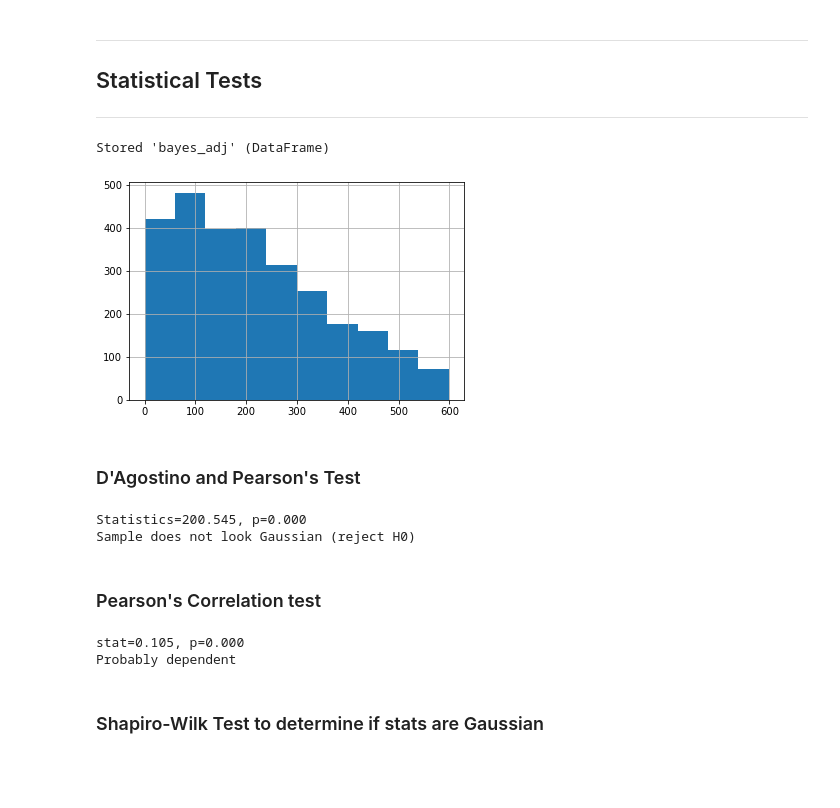
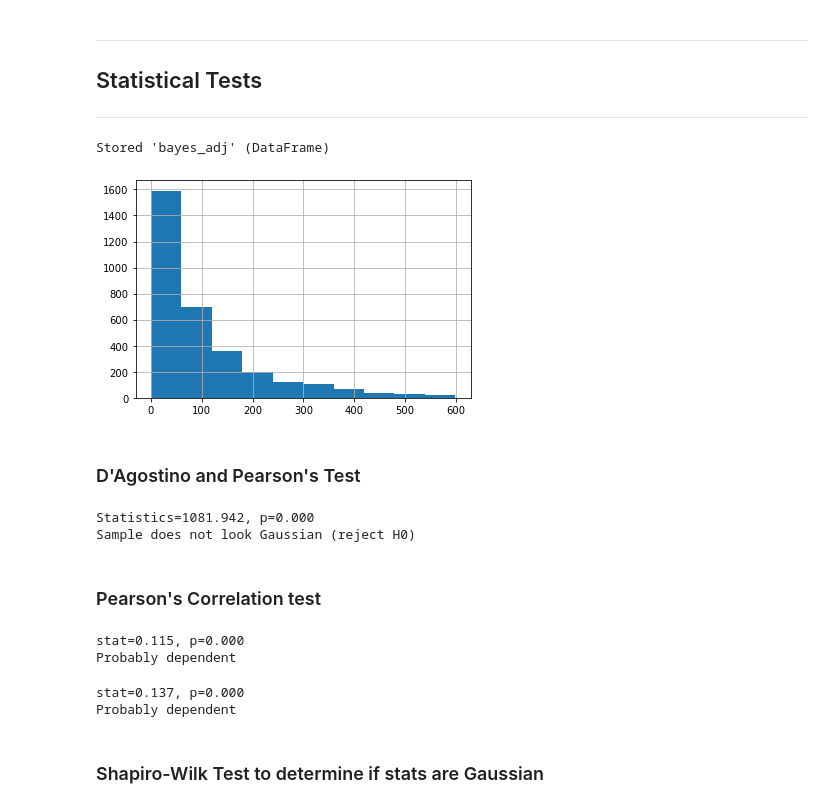
Before and after one commit to emichaelbernardo/Movie_Ratings_and_ROI, a Jupyter notebook: ETL.ipynb, the cells around one changed output. Cells and saved outputs as stored; diff of their text form; code cells hidden in the pictures; blank space fills up the shorter version.

```diff
--- a/ETL.ipynb
+++ b/ETL.ipynb
@@ -891,0 +1186,8 @@ bayes_df['ROI']=bayes_df['ROI'].astype((int))
+# %%
+# Create Good Movie Column (user scores)
+s_conditions2 = [
+    bayes_df['User_Score']>=7.5,
+    bayes_df['User_Score']<7.5
+    ]
+s_results2 = [1,0]
+bayes_df['Users_Pick'] = np.select(s_conditions2,s_results2,default=0)
@@ -891,0 +1197,26 @@ bayes_df['ROI']=bayes_df['ROI'].astype((int))
+# %%
+# Create Good Movie Column (Awards only)
+s_conditions3 = [
+    (bayes_df['Wins']>0),
+    (bayes_df['Nominations']>0)
+    ]
+s_results3 = [1,1]
+bayes_df['Award_Status'] = np.select(s_conditions3,s_results3,default=0)
+# %%
+bayes_df=bayes_df[['Title',
+                   'Critics_Score',
+                   'User_Score',
+                   'Budget',
+                   'Revenue',
+                   'Profit',
+                   'ROI',
+                   'Profitable',
+                   'Critics_Choice',
+                   'Users_Pick',
+                   'Award_Status',
+                   'Wins',
+                   'Nominations',
+                   'Genres',
+                   'Year','Decade',
+                   'Runtime']]
+bayes_df
@@ -980,18 +1280,19 @@ for column in columns:
 ### Removing outlier data ()
 # %%
 bayes_adj = bayes_df[bayes_df['ROI']<600]
-bayes_adj['Score']=bayes_adj['Score']//1
+bayes_adj['Critics_Score']=bayes_adj['Critics_Score']//1
+bayes_adj['Users_Pick']=bayes_adj['Users_Pick']//1
 bayes_adj.to_csv('bayes_adj', index = False, header=True)
 # %%
 bayes_stat = bayes_adj.copy()
 
 #bayes_stat['ROI'] = (bayes_stat['Revenue'].astype(float) / bayes_stat['Budget'].astype(float)) * 100
-bayes_stat1= bayes_stat['ROI']
-bayes_stat1.hist()
+data_ROI= bayes_stat['ROI']
+data_ROI.hist()
 %store bayes_adj
 # %% [output]
 Stored 'bayes_adj' (DataFrame)
-[figure, old version]
+[figure, new version]
 # %% [markdown]
 ### D'Agostino and Pearson's Test
 # %%
@@ -999,26 +1300,26 @@ Stored 'bayes_adj' (DataFrame)
 
 from scipy.stats import normaltest
 # generate univariate observations
-datax = bayes_stat1
+datax = data_ROI
 # normality test
 stat, p = normaltest(datax)
 print('Statistics=%.3f, p=%.3f' % (stat, p))
 # interpret
 alpha = 0.05
 if p > alpha:
-	print('Sample looks Gaussian (fail to reject H0)')
+    print('Sample looks Gaussian (fail to reject H0)')
 else:
-	print('Sample does not look Gaussian (reject H0)')
+    print('Sample does not look Gaussian (reject H0)')
 # %% [output]
-Statistics=200.545, p=0.000
+Statistics=1081.942, p=0.000
 Sample does not look Gaussian (reject H0)
 # %% [markdown]
 ### Pearson's Correlation test
 # %%
 # Pearson's Correlation test
 from scipy.stats import pearsonr
-data1 = bayes_stat['Score']
-data2 = bayes_stat['Revenue']
+data1 = bayes_stat['Critics_Choice']
+data2 = bayes_stat['Profit']
 stat, p = pearsonr(data1, data2)
 print('stat=%.3f, p=%.3f' % (stat, p))
 if p > 0.05:
@@ -1026,8 +1327,22 @@ if p > 0.05:
 else:
     print('Probably dependent')
 # %% [output]
-stat=0.105, p=0.000
+stat=0.115, p=0.000
 Probably dependent
+# %%
+# Pearson's Correlation test
+from scipy.stats import pearsonr
+data1 = bayes_stat['Users_Pick']
+data2 = bayes_stat['Profit']
+stat, p = pearsonr(data1, data2)
+print('stat=%.3f, p=%.3f' % (stat, p))
+if p > 0.05:
+    print('Probably independent')
+else:
+    print('Probably dependent')
+# %% [output]
+stat=0.137, p=0.000
+Probably dependent
 # %% [markdown]
 ### Shapiro-Wilk Test to determine if stats are Gaussian
 # %%
```
Also changed, not shown: parts of 105 cells of this notebook.
